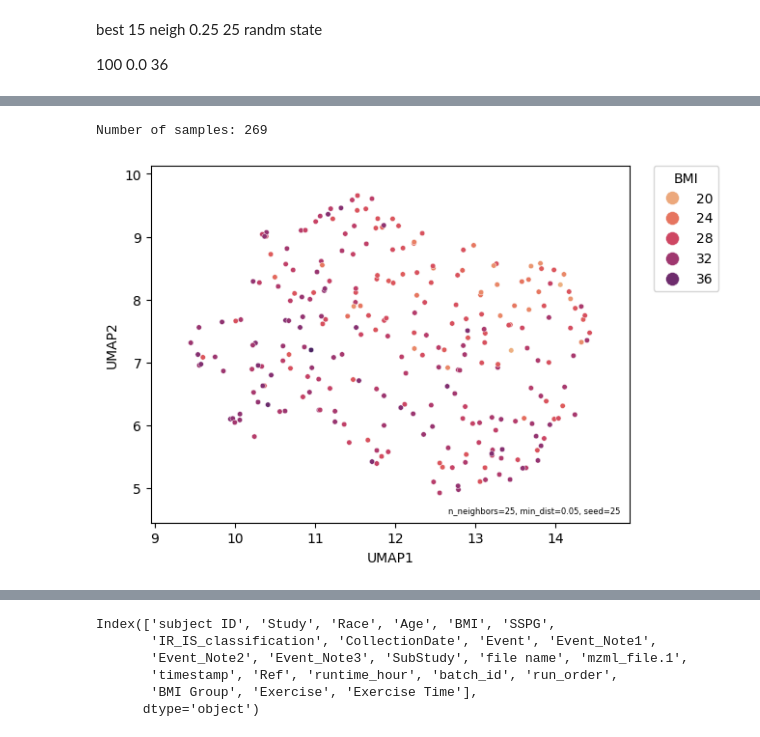
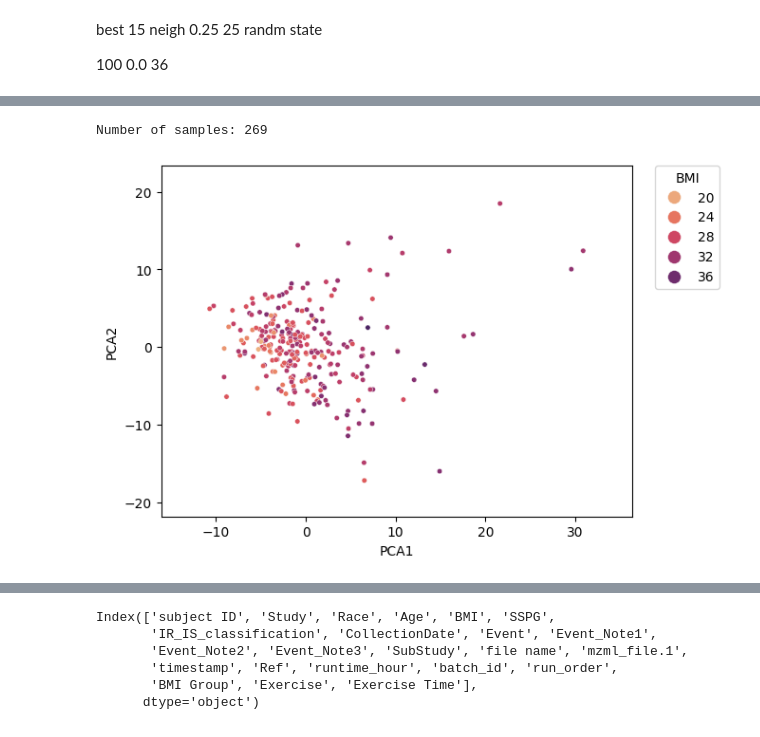
Before and after one commit to ReviveMed/mzEmbed, a Jupyter notebook: ml/stanford_bmi_umaps2.ipynb, the cells around one changed output, grey strips where cells are left out. Drawn from its saved outputs; the diff is of its cells as text; code cells hidden in the pictures.

```diff
--- a/ml/stanford_bmi_umaps2.ipynb
+++ b/ml/stanford_bmi_umaps2.ipynb
@@ -197,0 +231,12 @@ os.makedirs(chosen_umap_plots_dir, exist_ok=True)
+# %%
+df2 = df.join(all_embeddings)
+exercise_subset = df2[df2['SubStudy']=='Exercise'].copy()
+# exercise_subset = exercise_subset[exercise_subset['Exercise'].isin(['Baseline','2 min'])].copy()
+exercise_subset = exercise_subset[exercise_subset['Exercise'].isin(['Baseline','1 hour'])].copy()
+# exercise_subset = exercise_subset[exercise_subset['Exercise'].isin(['Baseline','15 min'])].copy()
+exercise_subset_normal = exercise_subset[exercise_subset['BMI Group']=='Normal']
+exercise_subset_overweight = exercise_subset[exercise_subset['BMI Group']=='Overweight']
+exercise_subset_obese = exercise_subset[exercise_subset['BMI Group']=='Obese']
+labels = ['Normal', 'Overweight', 'Obese']
+margin_amount = 0.13
+show_text = False
@@ -198,15 +294,16 @@ os.makedirs(chosen_umap_plots_dir, exist_ok=True)
 # %%
-create_nice_embedding_plot(trainval_embedding, 'BMI', df, is_umap=True)
+create_nice_embedding_plot(trainval_embedding, 'BMI', df, emb_kind=emb_kind,margin_amount=margin_amount)
 # add some text in the corner of the plot
 # how to make this text smllar"
-plt.text(0.98, 0.02, desc_text,
-    verticalalignment='bottom',
-    horizontalalignment='right',
-    transform=plt.gca().transAxes,
-    fontsize=6)
+if show_text:
+    plt.text(0.98, 0.02, desc_text,
+        verticalalignment='bottom',
+        horizontalalignment='right',
+        transform=plt.gca().transAxes,
+        fontsize=6)
 
-plt.savefig(os.path.join(chosen_umap_plots_dir, 'bmi_embedding.png'), dpi=300, bbox_inches='tight')
+plt.savefig(os.path.join(chosen_plots_dir, 'bmi_embedding.png'), dpi=300, bbox_inches='tight')
 # %% [output]
 Number of samples: 269
-[figure, old version]
+[figure, new version]
 # %%
```
Also changed, not shown: parts of 12 cells of this notebook.
